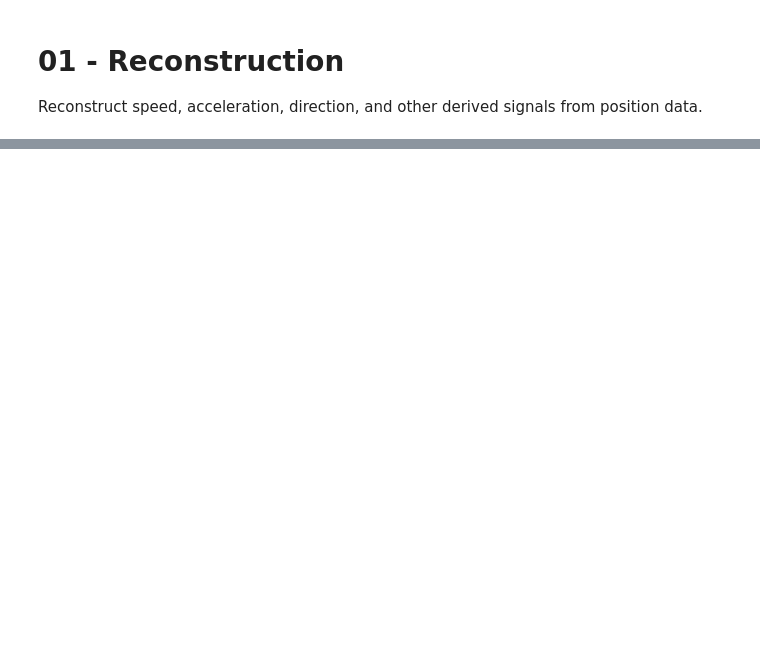
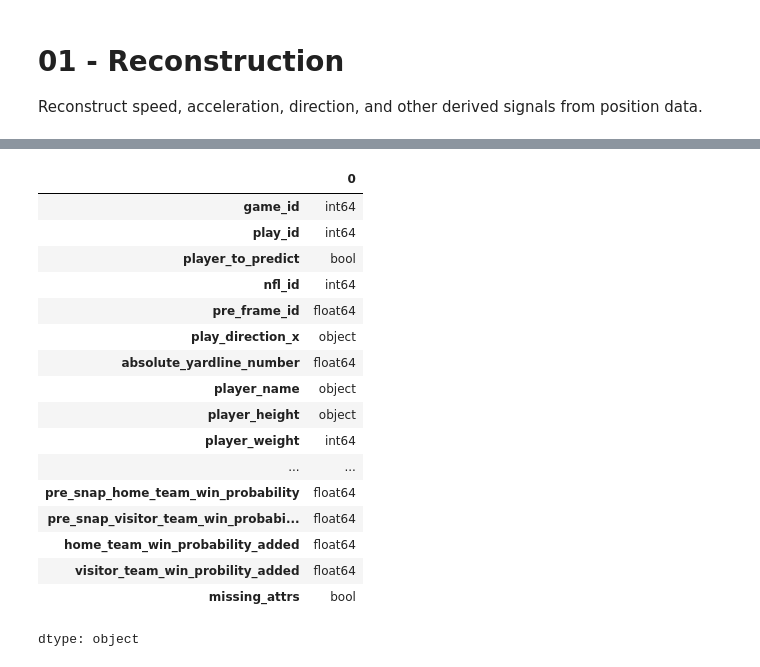
Before and after one commit to muma005/nfl-ball-flight-analysis, a Jupyter notebook: notebooks/01_reconstruction.ipynb, the cells around one changed output, grey strips where cells are left out. Cells and saved outputs as stored; diff of their text form; code cells hidden in the pictures; blank space fills up the shorter version.

```diff
--- a/notebooks/01_reconstruction.ipynb
+++ b/notebooks/01_reconstruction.ipynb
@@ -306,0 +409,29 @@ print(f"✅ Reconstruction complete — {len(reconstructed_df)} rows saved at {o
+# %%
+# List all columns and their data types
+
+# Set option to display all rows (all columns in this case)
+pd.set_option('display.max_rows', None)
+
+display(final_df.dtypes)
+
+# Reset option to default
+pd.reset_option('display.max_rows')
+# %% [output]
+|  | 0 |
+| game_id | int64 |
+| play_id | int64 |
+| player_to_predict | bool |
+| nfl_id | int64 |
+| pre_frame_id | float64 |
+| play_direction_x | object |
+| absolute_yardline_number | float64 |
+| player_name | object |
+| player_height | object |
+| player_weight | int64 |
+| ... | ... |
+| pre_snap_home_team_win_probability | float64 |
+| pre_snap_visitor_team_win_probabi... | float64 |
+| home_team_win_probability_added | float64 |
+| visitor_team_win_probility_added | float64 |
+| missing_attrs | bool |
+dtype: object
```
Also changed, not shown: parts of 29 cells of this notebook.
